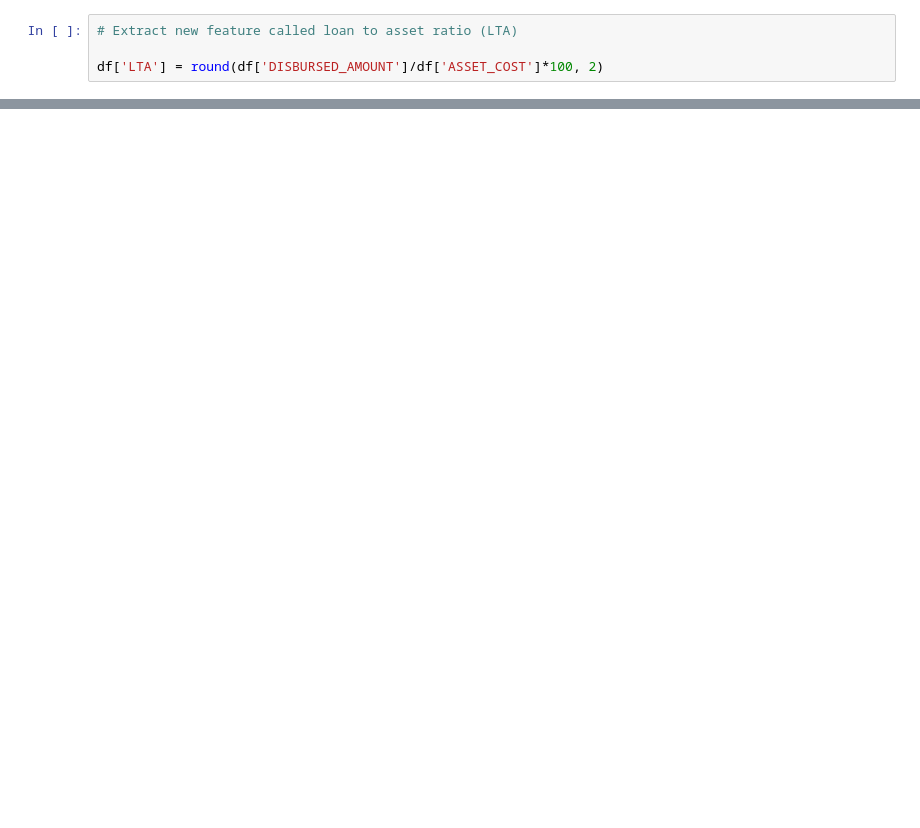
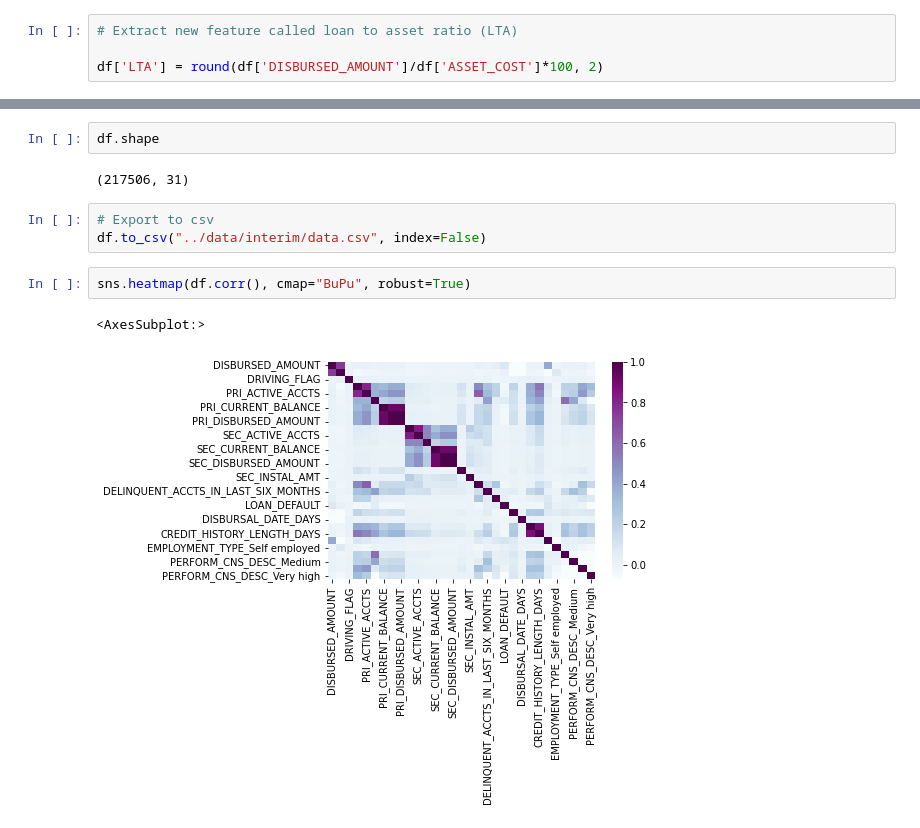
Before and after one commit to abduliante/vehicle-default-loan-prediction, a Jupyter notebook: notebooks/01_Data_Preprocessing.ipynb, the cells around one changed output, grey strips where cells are left out. Drawn from its saved outputs; the diff is of its cells as text; blank space fills up the shorter version.

Commit message:
changed heatmap color

```diff
--- a/notebooks/01_Data_Preprocessing.ipynb
+++ b/notebooks/01_Data_Preprocessing.ipynb
@@ -365,0 +354,12 @@ sns.heatmap(df.corr(), cmap='rocket', robust=True)
+# %%
+df.shape
+# %% [output]
+(217506, 31)
+# %%
+# Export to csv
+df.to_csv("../data/interim/data.csv", index=False)
+# %%
+sns.heatmap(df.corr(), cmap="BuPu", robust=True)
+# %% [output]
+<AxesSubplot:>
+[figure, added]
```
Also changed, not shown: parts of 35 cells of this notebook.
